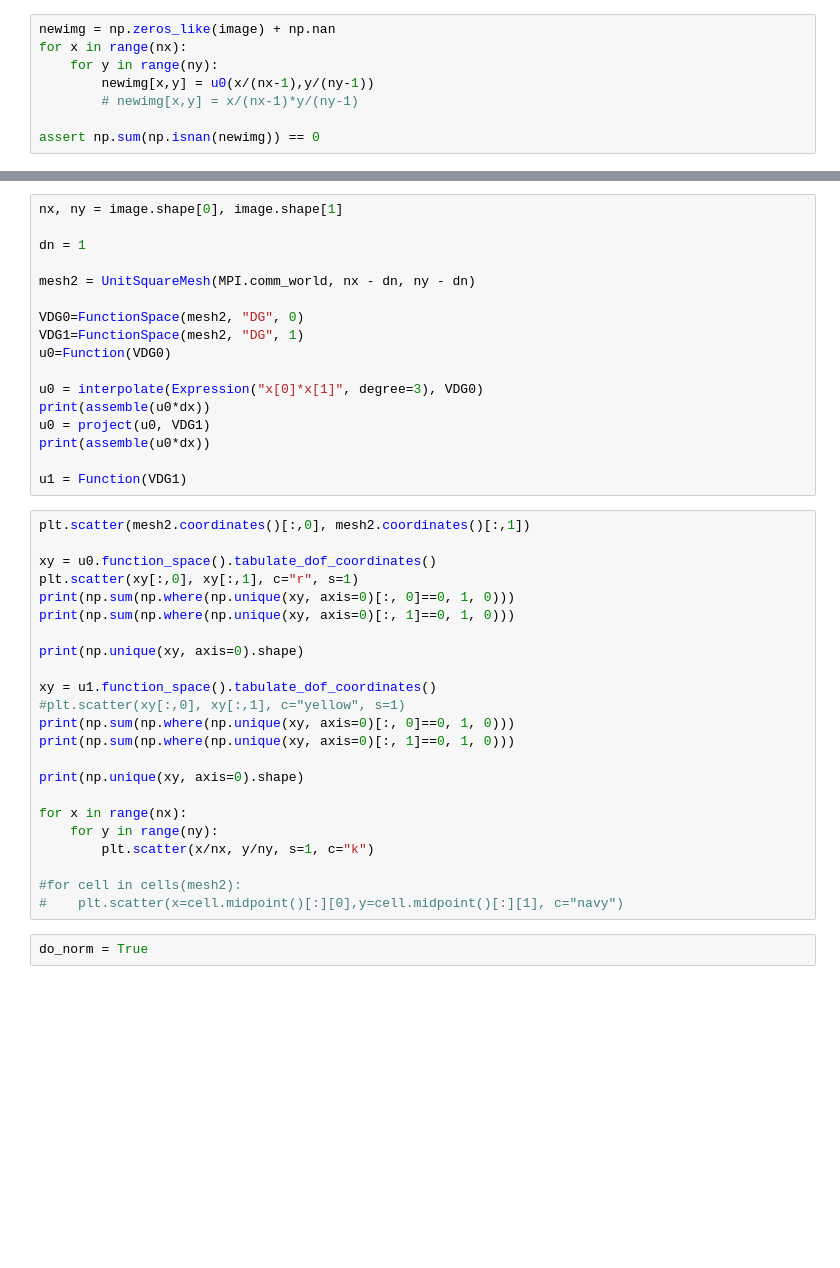
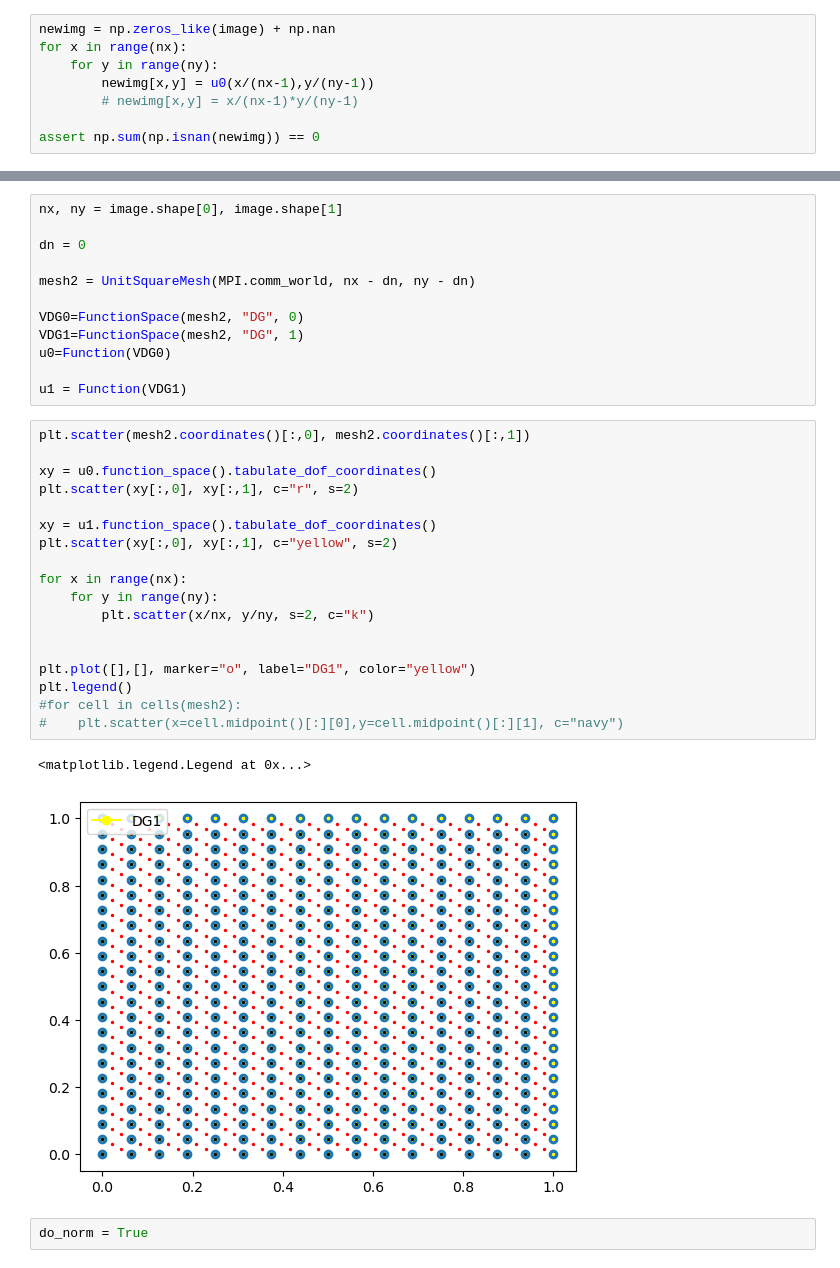
Before and after one commit to JohannesHaubner/mapMRI, a Jupyter notebook: reading.ipynb, the cells around one changed output, grey strips where cells are left out. Drawn from its saved outputs; the diff is of its cells as text; blank space fills up the shorter version.

```diff
--- a/reading.ipynb
+++ b/reading.ipynb
@@ -338,7 +284,7 @@ plt.colorbar()
 # %%
 nx, ny = image.shape[0], image.shape[1]
 
-dn = 1
+dn = 0
 
 mesh2 = UnitSquareMesh(MPI.comm_world, nx - dn, ny - dn)
 
@@ -346,35 +292,28 @@ VDG0=FunctionSpace(mesh2, "DG", 0)
 VDG1=FunctionSpace(mesh2, "DG", 1)
 u0=Function(VDG0)
 
-u0 = interpolate(Expression("x[0]*x[1]", degree=3), VDG0)
-print(assemble(u0*dx))
-u0 = project(u0, VDG1)
-print(assemble(u0*dx))
-
 u1 = Function(VDG1)
 # %%
 plt.scatter(mesh2.coordinates()[:,0], mesh2.coordinates()[:,1])
 
 xy = u0.function_space().tabulate_dof_coordinates()
-plt.scatter(xy[:,0], xy[:,1], c="r", s=1)
-print(np.sum(np.where(np.unique(xy, axis=0)[:, 0]==0, 1, 0)))
-print(np.sum(np.where(np.unique(xy, axis=0)[:, 1]==0, 1, 0)))
-
-print(np.unique(xy, axis=0).shape)
+plt.scatter(xy[:,0], xy[:,1], c="r", s=2)
 
 xy = u1.function_space().tabulate_dof_coordinates()
-#plt.scatter(xy[:,0], xy[:,1], c="yellow", s=1)
-print(np.sum(np.where(np.unique(xy, axis=0)[:, 0]==0, 1, 0)))
-print(np.sum(np.where(np.unique(xy, axis=0)[:, 1]==0, 1, 0)))
-
-print(np.unique(xy, axis=0).shape)
+plt.scatter(xy[:,0], xy[:,1], c="yellow", s=2)
 
 for x in range(nx):
     for y in range(ny):
-        plt.scatter(x/nx, y/ny, s=1, c="k")
+        plt.scatter(x/nx, y/ny, s=2, c="k")
 
+
+plt.plot([],[], marker="o", label="DG1", color="yellow")
+plt.legend()
 #for cell in cells(mesh2):
 #    plt.scatter(x=cell.midpoint()[:][0],y=cell.midpoint()[:][1], c="navy")
+# %% [output]
+<matplotlib.legend.Legend at 0x...>
+[figure, added]
 # %%
 do_norm = True
 # %%
```
Also changed, not shown: parts of 32 cells of this notebook, 17 other files.
